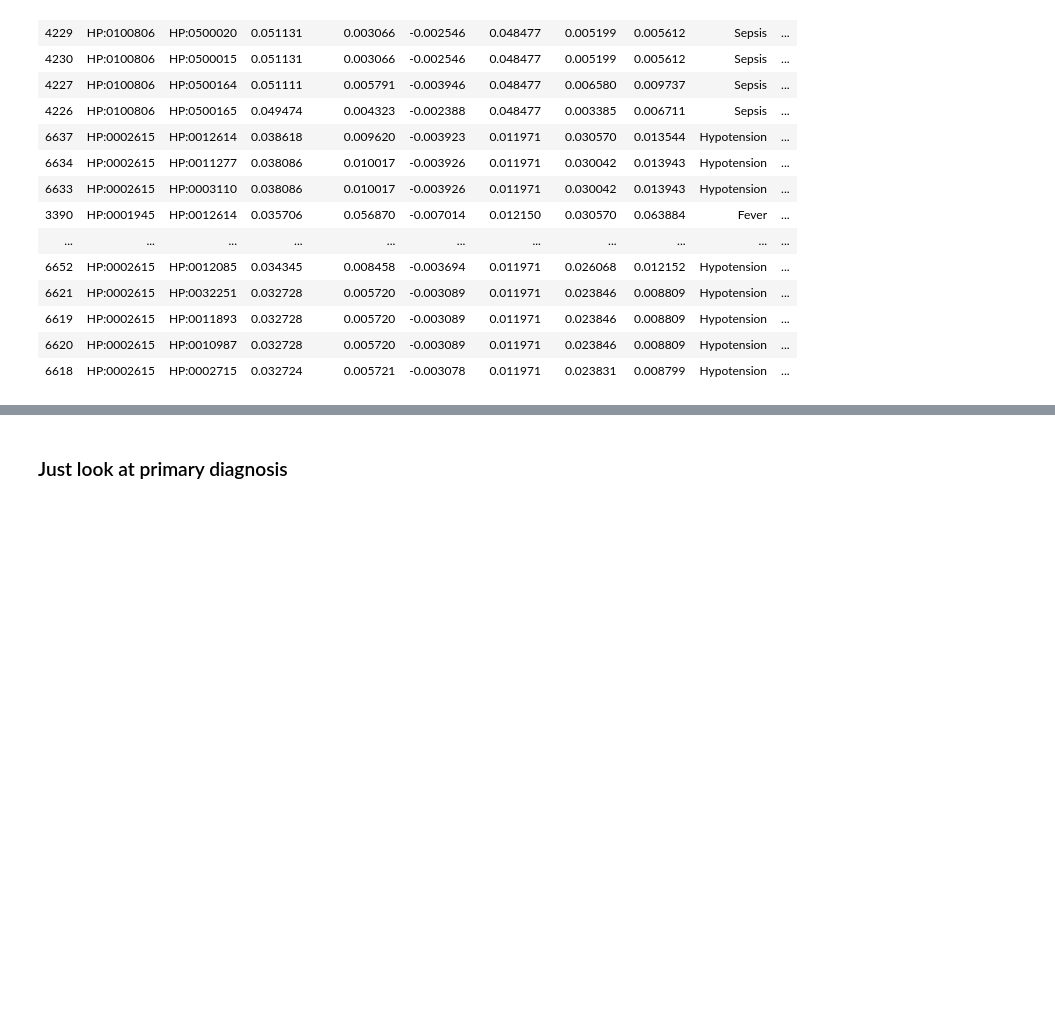
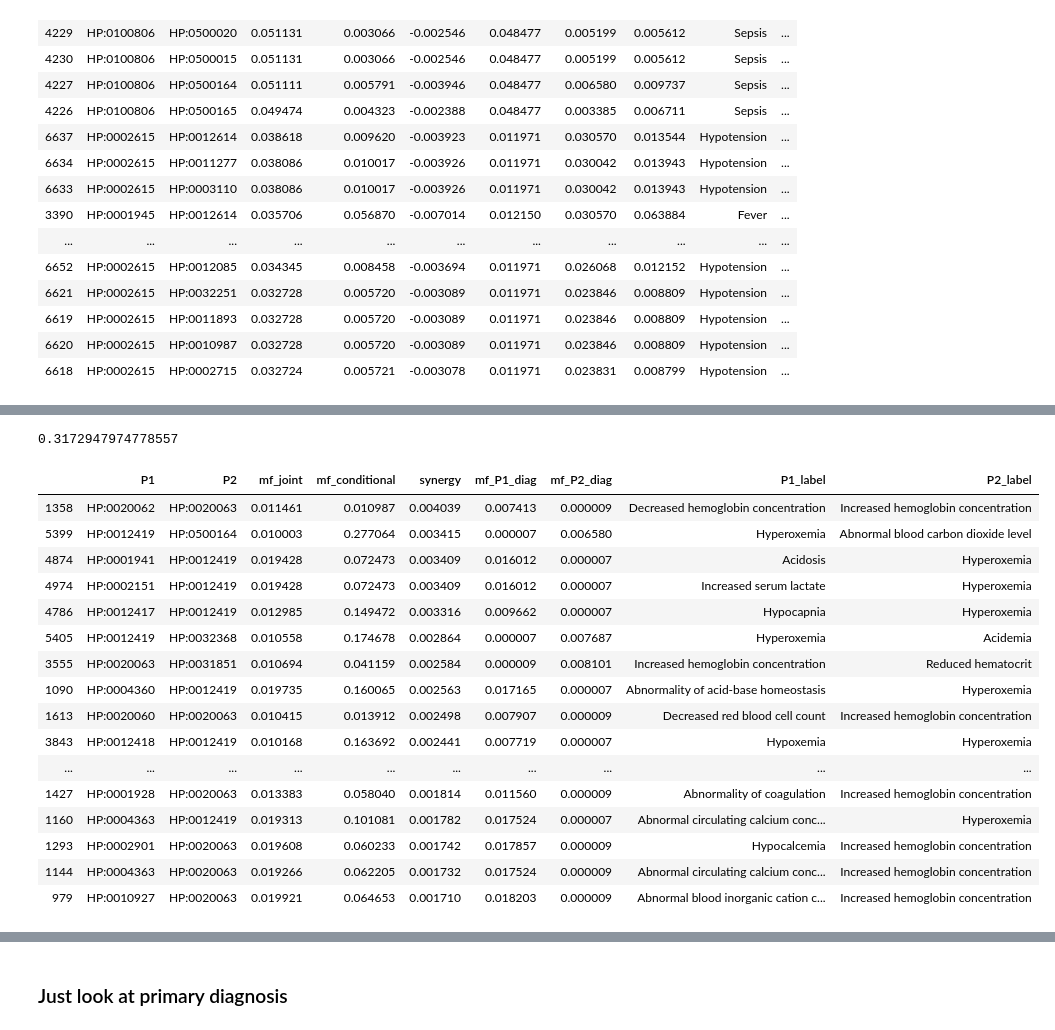
Before and after one commit to TheJacksonLaboratory/MIMIC_HPO, a Jupyter notebook: src/main/notebooks/interpretation.ipynb, the cells around one changed output, grey strips where cells are left out. Saved outputs shown, nothing was run; the diff lists cells and outputs as text; code cells hidden in the pictures; blank space fills up the shorter version.

```diff
--- a/src/main/notebooks/interpretation.ipynb
+++ b/src/main/notebooks/interpretation.ipynb
@@ -267,0 +272,18 @@ def load_p_values(path):
+# %%
+disease = '038'
+mf_diagnosis_phenotypes = mf.MutualInfoXYz(summaries_diagnosis_labHpo_labHpo[disease])
+
+df_mf_Xz, df_mf_Yz, df_mf_XY_z = mf_dateframes(mf_diagnosis_phenotypes)
+df_mf_XY_z_filtered = filter_df(df_mf_Xz, df_mf_Yz, df_mf_XY_z)
+# %%
+df_mf_XY_z_filtered['P1_label'] = np.array([hpo.term_id2name_map().get(termid) for termid in df_mf_XY_z_filtered.P1])
+df_mf_XY_z_filtered['P2_label'] = np.array([hpo.term_id2name_map().get(termid) for termid in df_mf_XY_z_filtered.P2])
+df_mf_XY_z_filtered.sort_values(by='mf_joint', ascending=False).head(n=20)
+df_mf_joint_vs_individual = df_mf_XY_z_filtered \
+    .sort_values(by='mf_joint', ascending=False) \
+    .reset_index(drop=True) \
+    .rename(columns={'mf_joint': 'mf_P1P2_diag'}) \
+    .loc[:, ['P1', 'P2', 'mf_P1_diag', 'mf_P2_diag', 'mf_P1P2_diag', 'P1_label', 'P2_label']]
+
+df_mf_joint_vs_individual.to_csv('../../../data/mf_regarding_diseases/primary_only/df_mf_joint_vs_individual_labHpo_labHpo_{}.csv'.format(disease))
+df_mf_joint_vs_individual.head()
@@ -267,0 +297,29 @@ def load_p_values(path):
+# %%
+entropy(mf_diagnosis_phenotypes.case_N, mf_diagnosis_phenotypes.control_N)
+# %% [output]
+0.3172947974778557
+# %%
+df_mf_XY_z_filtered \
+    .sort_values(by='synergy', ascending=False) \
+    .reset_index(drop=True) \
+    .loc[:, ['P1', 'P2', 'mf_P1_diag', 'mf_P2_diag', 'synergy', 'P1_label', 'P2_label']] \
+    .to_csv('../../../data/mf_regarding_diseases/primary_only/df_synergy_labHpo_labHpo_{}.csv'.format(disease))
+df_mf_XY_z_filtered.sort_values(by='synergy', ascending=False).head(n=20)
+# %% [output]
+|  | P1 | P2 | mf_joint | mf_conditional | synergy | mf_P1_diag | mf_P2_diag | P1_label | P2_label |
+| 1358 | HP:0020062 | HP:0020063 | 0.011461 | 0.010987 | 0.004039 | 0.007413 | 0.000009 | Decreased hemoglobin concentration | Increased hemoglobin concentration |
+| 5399 | HP:0012419 | HP:0500164 | 0.010003 | 0.277064 | 0.003415 | 0.000007 | 0.006580 | Hyperoxemia | Abnormal blood carbon dioxide level |
+| 4874 | HP:0001941 | HP:0012419 | 0.019428 | 0.072473 | 0.003409 | 0.016012 | 0.000007 | Acidosis | Hyperoxemia |
+| 4974 | HP:0002151 | HP:0012419 | 0.019428 | 0.072473 | 0.003409 | 0.016012 | 0.000007 | Increased serum lactate | Hyperoxemia |
+| 4786 | HP:0012417 | HP:0012419 | 0.012985 | 0.149472 | 0.003316 | 0.009662 | 0.000007 | Hypocapnia | Hyperoxemia |
+| 5405 | HP:0012419 | HP:0032368 | 0.010558 | 0.174678 | 0.002864 | 0.000007 | 0.007687 | Hyperoxemia | Acidemia |
+| 3555 | HP:0020063 | HP:0031851 | 0.010694 | 0.041159 | 0.002584 | 0.000009 | 0.008101 | Increased hemoglobin concentration | Reduced hematocrit |
+| 1090 | HP:0004360 | HP:0012419 | 0.019735 | 0.160065 | 0.002563 | 0.017165 | 0.000007 | Abnormality of acid-base homeostasis | Hyperoxemia |
+| 1613 | HP:0020060 | HP:0020063 | 0.010415 | 0.013912 | 0.002498 | 0.007907 | 0.000009 | Decreased red blood cell count | Increased hemoglobin concentration |
+| 3843 | HP:0012418 | HP:0012419 | 0.010168 | 0.163692 | 0.002441 | 0.007719 | 0.000007 | Hypoxemia | Hyperoxemia |
+| ... | ... | ... | ... | ... | ... | ... | ... | ... | ... |
+| 1427 | HP:0001928 | HP:0020063 | 0.013383 | 0.058040 | 0.001814 | 0.011560 | 0.000009 | Abnormality of coagulation | Increased hemoglobin concentration |
+| 1160 | HP:0004363 | HP:0012419 | 0.019313 | 0.101081 | 0.001782 | 0.017524 | 0.000007 | Abnormal circulating calcium conc... | Hyperoxemia |
+| 1293 | HP:0002901 | HP:0020063 | 0.019608 | 0.060233 | 0.001742 | 0.017857 | 0.000009 | Hypocalcemia | Increased hemoglobin concentration |
+| 1144 | HP:0004363 | HP:0020063 | 0.019266 | 0.062205 | 0.001732 | 0.017524 | 0.000009 | Abnormal circulating calcium conc... | Increased hemoglobin concentration |
+| 979 | HP:0010927 | HP:0020063 | 0.019921 | 0.064653 | 0.001710 | 0.018203 | 0.000009 | Abnormal blood inorganic cation c... | Increased hemoglobin concentration |
```
Also changed, not shown: parts of 6 cells of this notebook.
